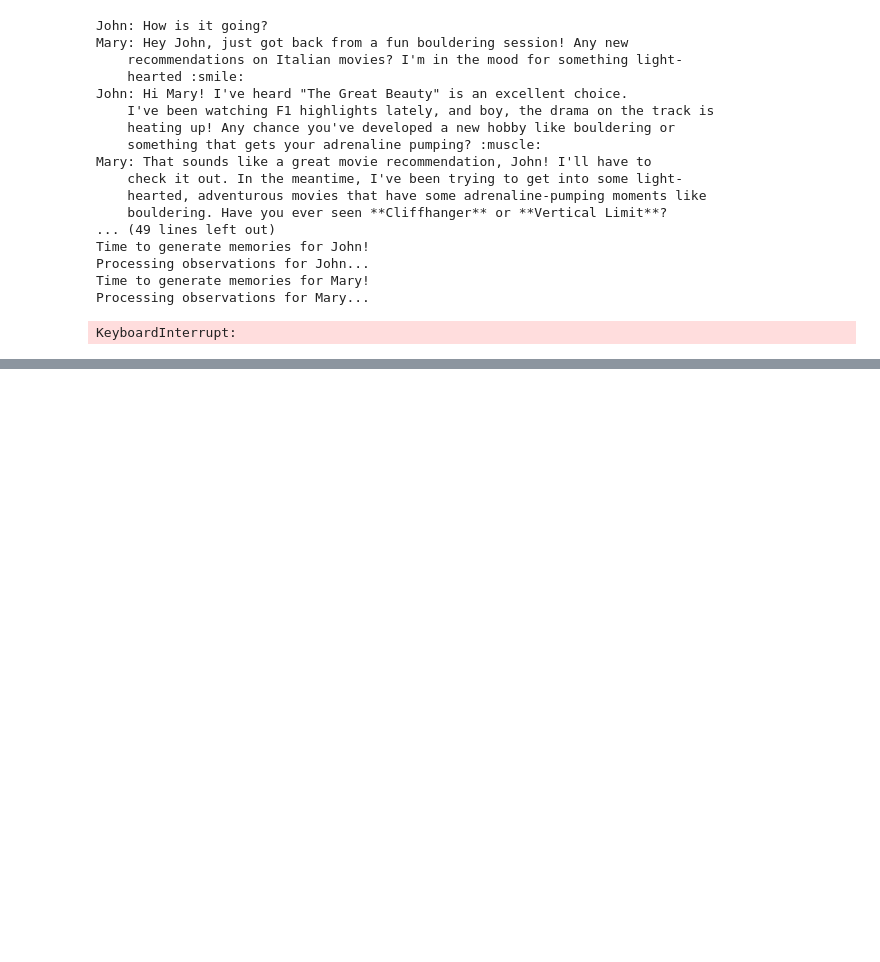
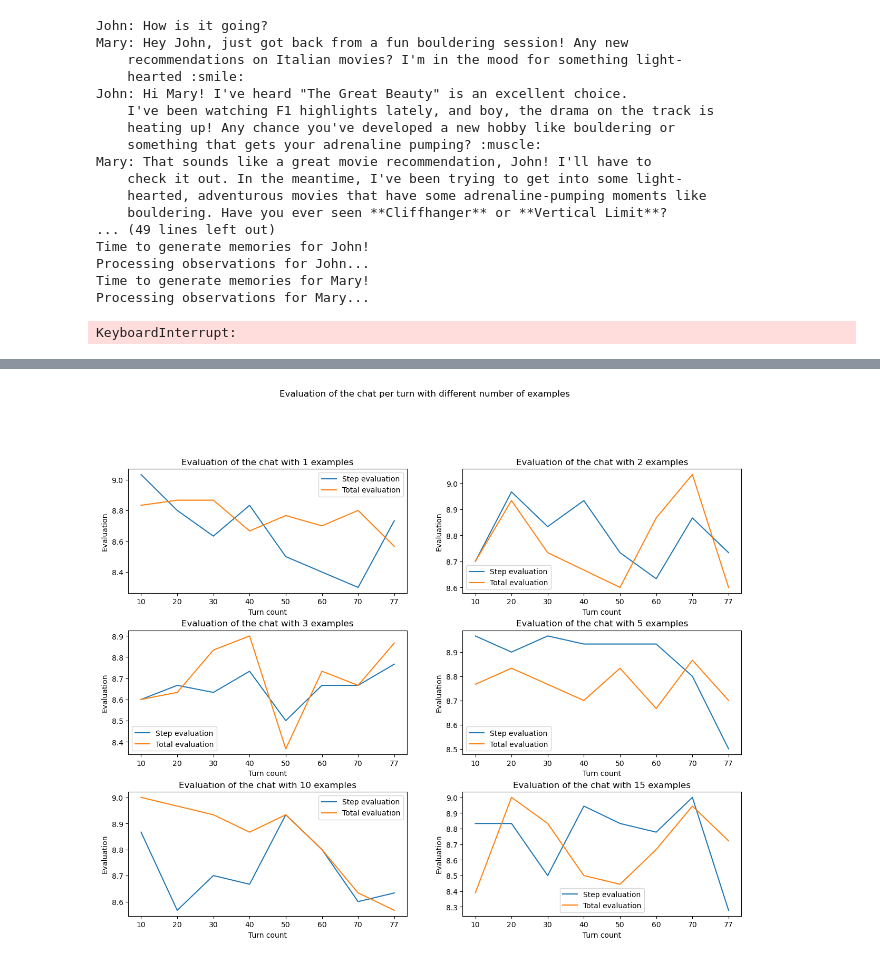
Before and after one commit to ruggsea/LLM-ABM-Chat, a Jupyter notebook: few_shots_benchmark.ipynb, the cells around one changed output, grey strips where cells are left out. Drawn from its saved outputs; the diff is of its cells as text; code cells hidden in the pictures; blank space fills up the shorter version.

```diff
--- a/few_shots_benchmark.ipynb
+++ b/few_shots_benchmark.ipynb
@@ -50,0 +134,47 @@ KeyboardInterrupt:
+# %%
+import numpy as np
+
+# take the average eval per n_examples per turn
+average_evals = {}
+for key in chat_evals:
+    average_evals[key] = {}
+    for chat_eval in chat_evals[key]:
+        for turn in chat_eval:
+            try:
+                average_evals[key][turn]["step_evaluation"].append(chat_eval[turn]["step_evaluation"])
+                average_evals[key][turn]["evaluation"].append(chat_eval[turn]["evaluation"])
+            except:
+                average_evals[key][turn] = {"step_evaluation":[chat_eval[turn]["step_evaluation"]], "evaluation":[chat_eval[turn]["evaluation"]]}
+    for turn in average_evals[key]:
+        average_evals[key][turn]["step_evaluation"] = np.mean(average_evals[key][turn]["step_evaluation"])
+        average_evals[key][turn]["evaluation"] = np.mean(average_evals[key][turn]["evaluation"])
+# %%
+import matplotlib.pyplot as plt
+
+# plot everything in subplots title with n_examples
+fig, ax = plt.subplots(3, 2, figsize=(15, 15))
+fig.suptitle("Evaluation of the chat per turn with different number of examples")
+
+# order average evals by n_examples
+average_evals = dict(sorted(average_evals.items()))
+for i, key in enumerate(average_evals):
+    ax = plt.subplot(4, 2, i + 1)
+    ax.set_title(f"n_examples: {key}")
+
+    step_eval = []
+    total_eval = []
+
+    for turn in average_evals[key]:
+        step_eval.append((turn, average_evals[key][turn]["step_evaluation"]))
+        total_eval.append((turn, average_evals[key][turn]["evaluation"]))
+
+    ax.plot([x[0] for x in step_eval], [x[1] for x in step_eval], label="Step evaluation")
+    ax.plot([x[0] for x in total_eval], [x[1] for x in total_eval], label="Total evaluation")
+    ax.legend()
+    ax.set_xlabel('Turn count')
+    ax.set_ylabel('Evaluation')
+    ax.set_title(f'Evaluation of the chat with {key} examples')
+
+plt.subplots_adjust(hspace=0.3)  # Adjust the vertical spacing between subplots
+# %% [output]
+[figure, added]
```
Also changed, not shown: parts of 6 cells of this notebook, 4 other files.
